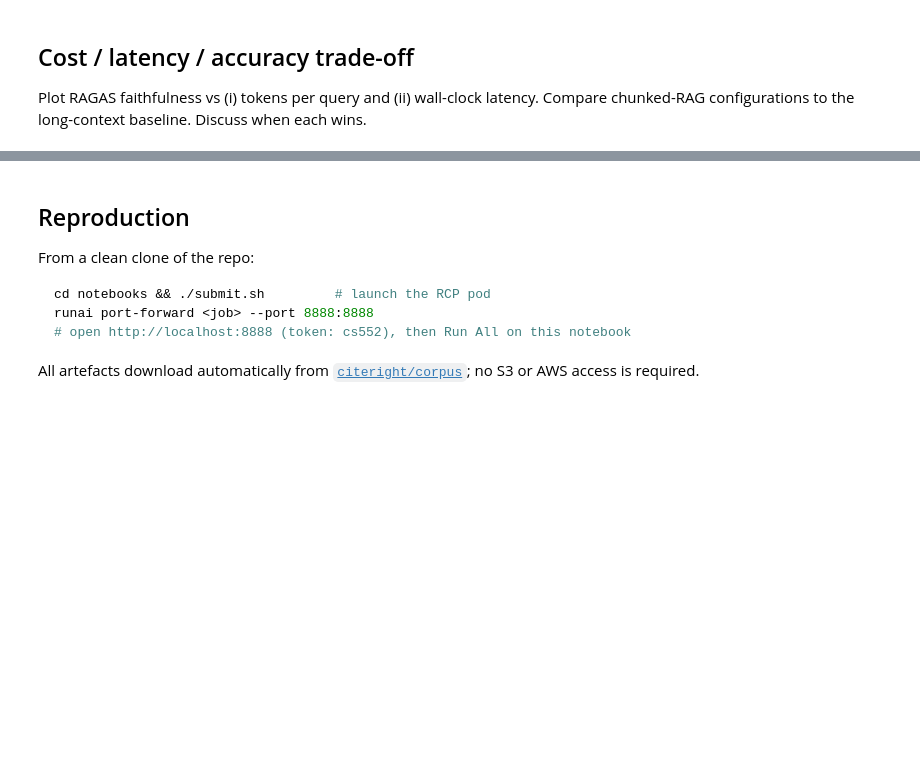
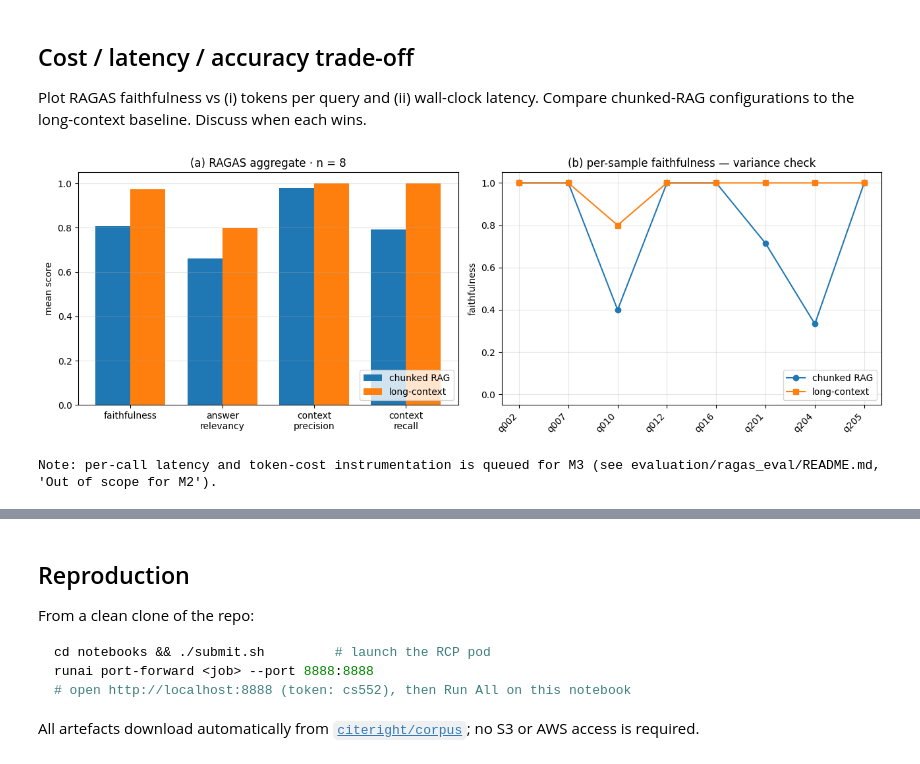
Before and after one commit to eliemada/cs552-faithful-rag, a Jupyter notebook: notebooks/yusif_askari_413862.ipynb, the cells around one changed output, grey strips where cells are left out. Saved outputs shown, nothing was run; the diff lists cells and outputs as text; code cells hidden in the pictures; blank space fills up the shorter version.

```diff
--- a/notebooks/yusif_askari_413862.ipynb
+++ b/notebooks/yusif_askari_413862.ipynb
@@ -112,8 +282,52 @@ raise NotImplementedError
 
 Plot RAGAS faithfulness vs (i) tokens per query and (ii) wall-clock latency. Compare chunked-RAG configurations to the long-context baseline. Discuss when each wins.
 # %%
-# TODO: implement
-raise NotImplementedError
+import matplotlib.pyplot as plt
+import numpy as np
+
+fig, axes = plt.subplots(1, 2, figsize=(13, 4.5))
+
+# Panel (a): mean per metric, RAG vs LC.
+x = np.arange(len(METRIC_NAMES))
+width = 0.38
+rag_means = [agg_rag[m] for m in METRIC_NAMES]
+lc_means = [agg_lc[m] for m in METRIC_NAMES]
+axes[0].bar(x - width / 2, rag_means, width, label="chunked RAG")
+axes[0].bar(x + width / 2, lc_means, width, label="long-context")
+axes[0].set_xticks(x)
+axes[0].set_xticklabels([m.replace("_", "\n") for m in METRIC_NAMES])
+axes[0].set_ylim(0, 1.05)
+axes[0].set_ylabel("mean score")
+axes[0].set_title(f"(a) RAGAS aggregate · n = {results['rag']['n']}")
+axes[0].legend(loc="lower right")
+axes[0].grid(axis="y", alpha=0.3)
+
+# Panel (b): per-sample faithfulness — surfaces variance hidden by the mean.
+rag_sorted = rag_df.sort_values("query_id").reset_index(drop=True)
+lc_sorted = lc_df.sort_values("query_id").reset_index(drop=True)
+xs = np.arange(len(rag_sorted))
+axes[1].plot(xs, rag_sorted["faithfulness"], "o-", label="chunked RAG")
+axes[1].plot(xs, lc_sorted["faithfulness"], "s-", label="long-context")
+axes[1].set_xticks(xs)
+axes[1].set_xticklabels(rag_sorted["query_id"], rotation=45, ha="right")
+axes[1].set_ylim(-0.05, 1.05)
+axes[1].set_ylabel("faithfulness")
+axes[1].set_title("(b) per-sample faithfulness — variance check")
+axes[1].legend(loc="lower right")
+axes[1].grid(alpha=0.3)
+
+fig.tight_layout()
+plt.show()
+
+# Cost / latency are not measured in this preliminary run — flag explicitly so
+# M3 picks it up rather than the reader assuming silence == zero cost.
+print(
+    "\nNote: per-call latency and token-cost instrumentation is queued for M3 "
+    "(see evaluation/ragas_eval/README.md, 'Out of scope for M2')."
+)
+# %% [output]
+[figure, added]
+Note: per-call latency and token-cost instrumentation is queued for M3 (see evaluation/ragas_eval/README.md, 'Out of scope for M2').
 # %% [markdown]
 ## Results & discussion
 
```
Also changed, not shown: parts of 8 cells of this notebook.
